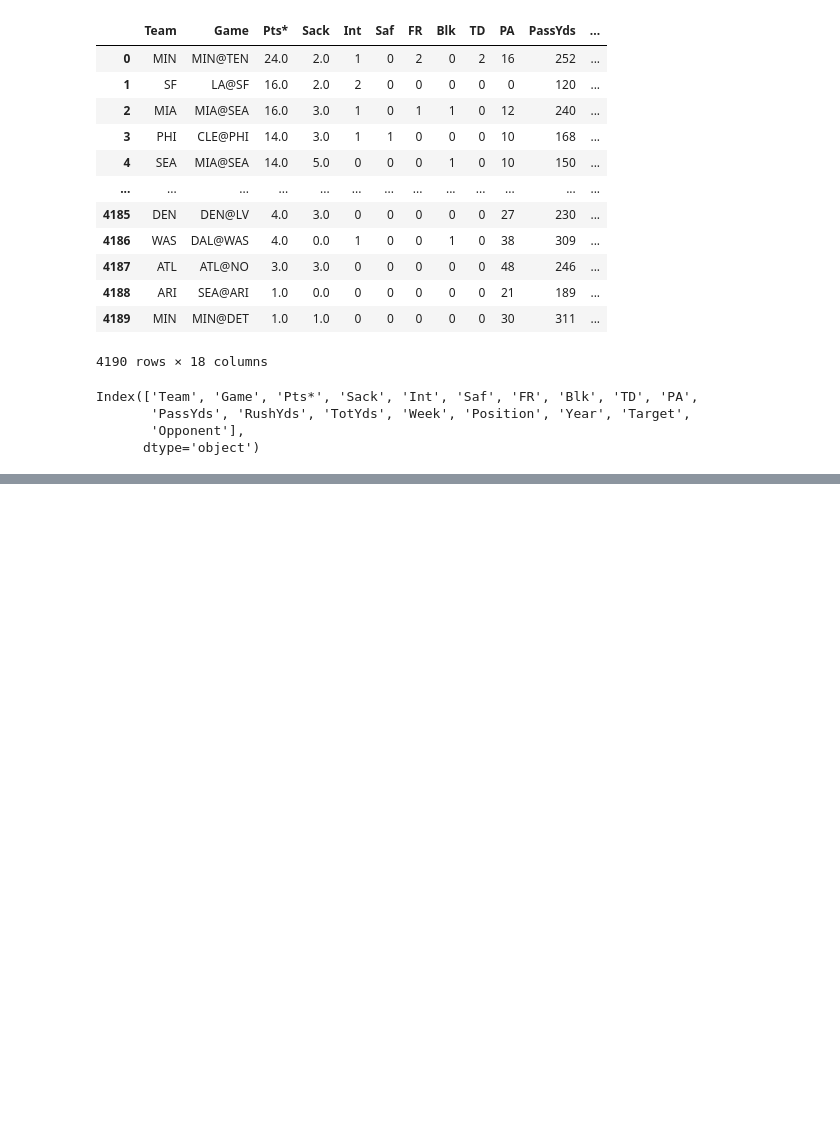
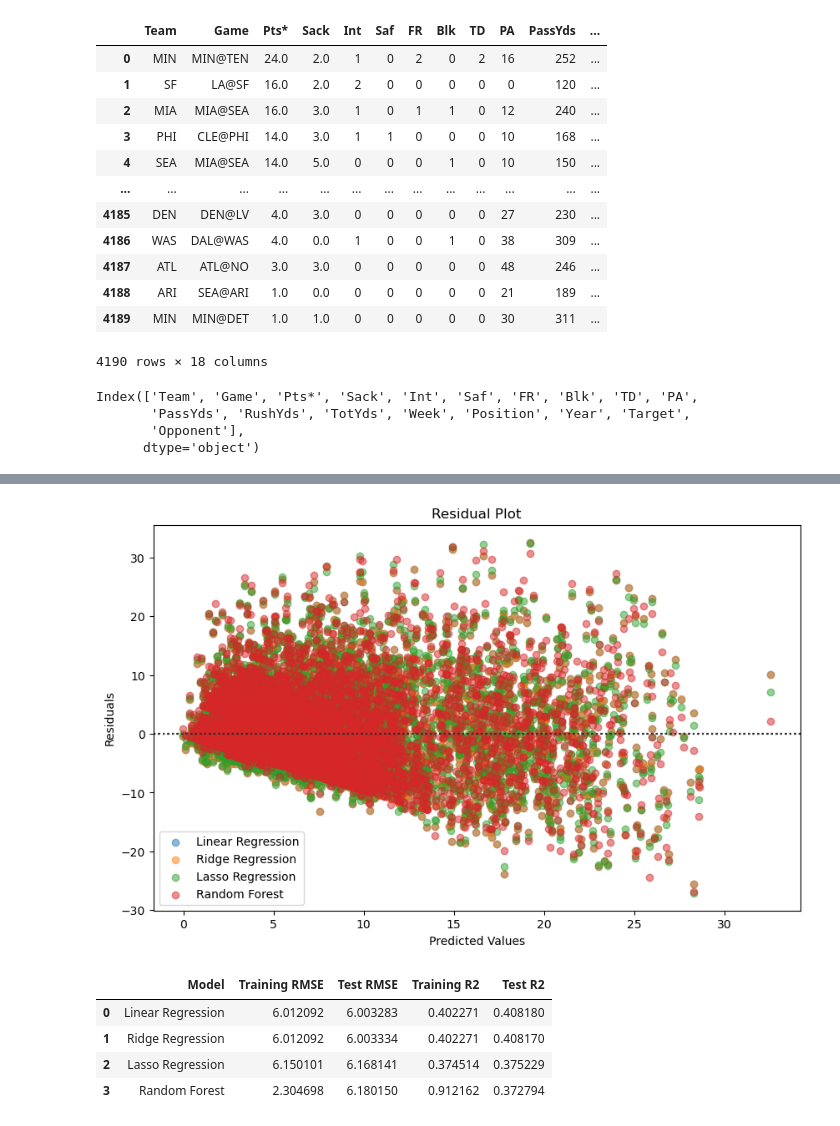
Before and after one commit to ky-flores/Fantasy-Football-Points-Prediction, a Jupyter notebook: Cleaning-Feature Engineering-Modeling.ipynb, the cells around one changed output, grey strips where cells are left out. Saved outputs shown, nothing was run; the diff lists cells and outputs as text; code cells hidden in the pictures; blank space fills up the shorter version.

```diff
--- a/Cleaning-Feature Engineering-Modeling.ipynb
+++ b/Cleaning-Feature Engineering-Modeling.ipynb
@@ -135,0 +442,9 @@ Name: count, dtype: int64
+# %%
+regression_pipeline_eval(offense3, 'Target', only_nums=True)
+# %% [output]
+[figure, added]
+|  | Model | Training RMSE | Test RMSE | Training R2 | Test R2 |
+| 0 | Linear Regression | 6.012092 | 6.003283 | 0.402271 | 0.408180 |
+| 1 | Ridge Regression | 6.012092 | 6.003334 | 0.402271 | 0.408170 |
+| 2 | Lasso Regression | 6.150101 | 6.168141 | 0.374514 | 0.375229 |
+| 3 | Random Forest | 2.304698 | 6.180150 | 0.912162 | 0.372794 |
```
Also changed, not shown: parts of 38 cells of this notebook.
